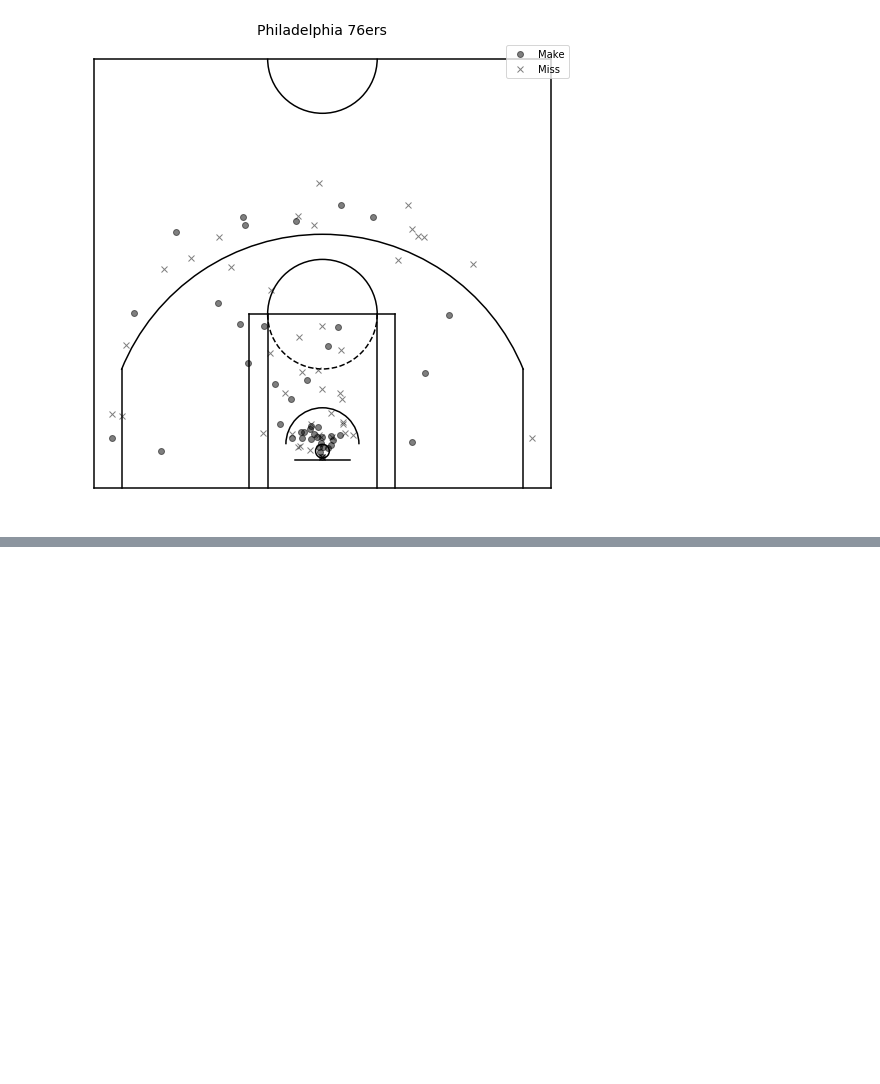
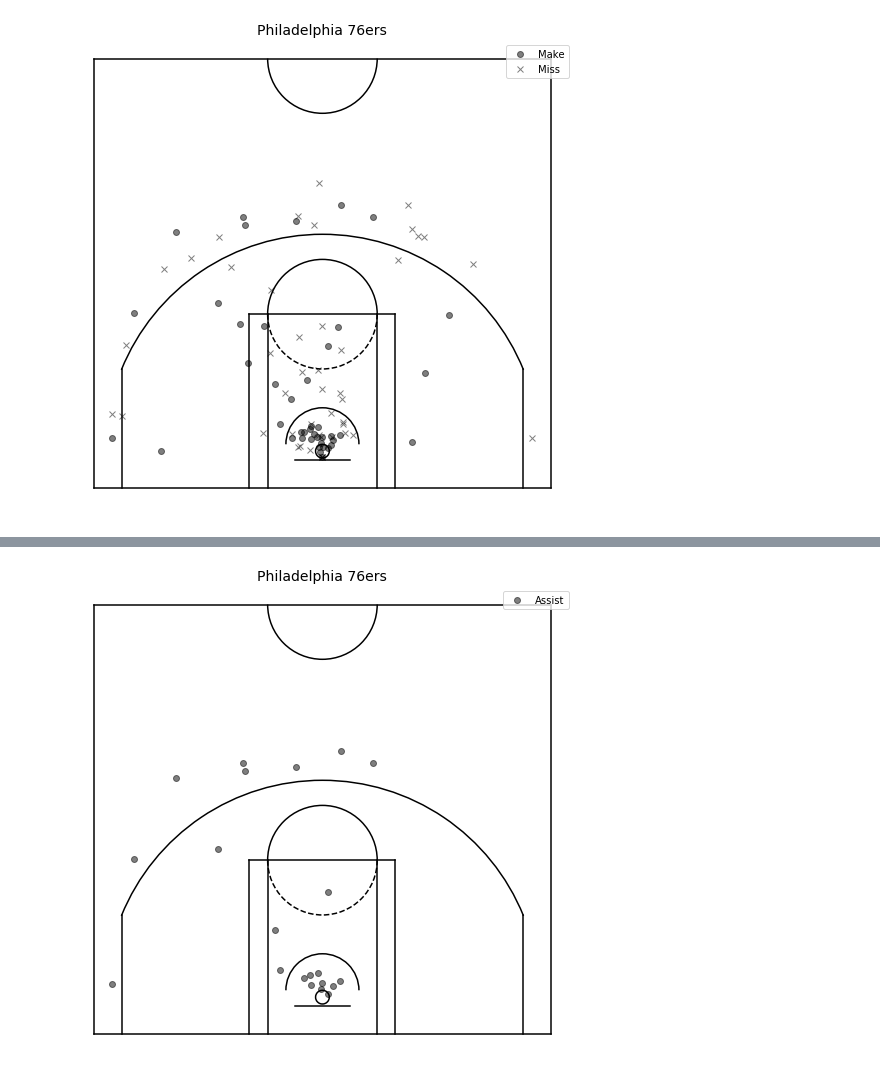
Before and after one commit to basketballrelativity/location_data, a Jupyter notebook: location_charts.ipynb, the cells around one changed output, grey strips where cells are left out. Drawn from its saved outputs; the diff is of its cells as text; code cells hidden in the pictures; blank space fills up the shorter version.

```diff
--- a/location_charts.ipynb
+++ b/location_charts.ipynb
@@ -168,0 +310,4 @@ The Sixers controlled the game, winning 121-93. The Rockets played to their game
+# %%
+plot_ast(assist_df, 'team', 1610612755)
+# %% [output]
+[figure, added]
```
Also changed, not shown: parts of 25 cells of this notebook.
